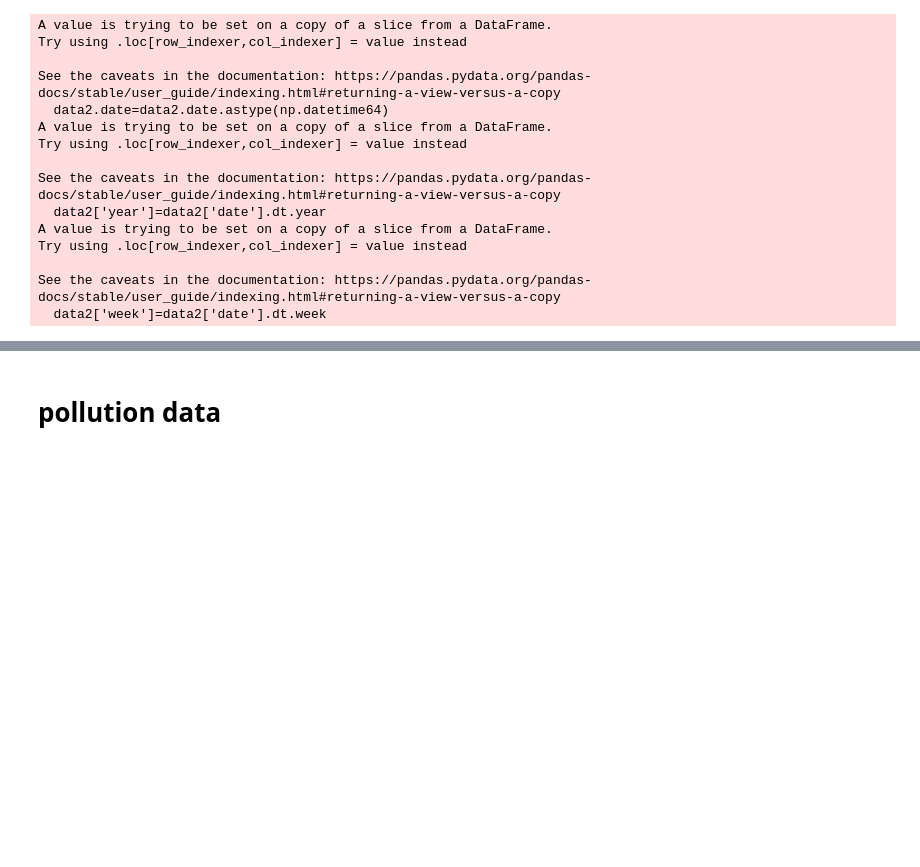
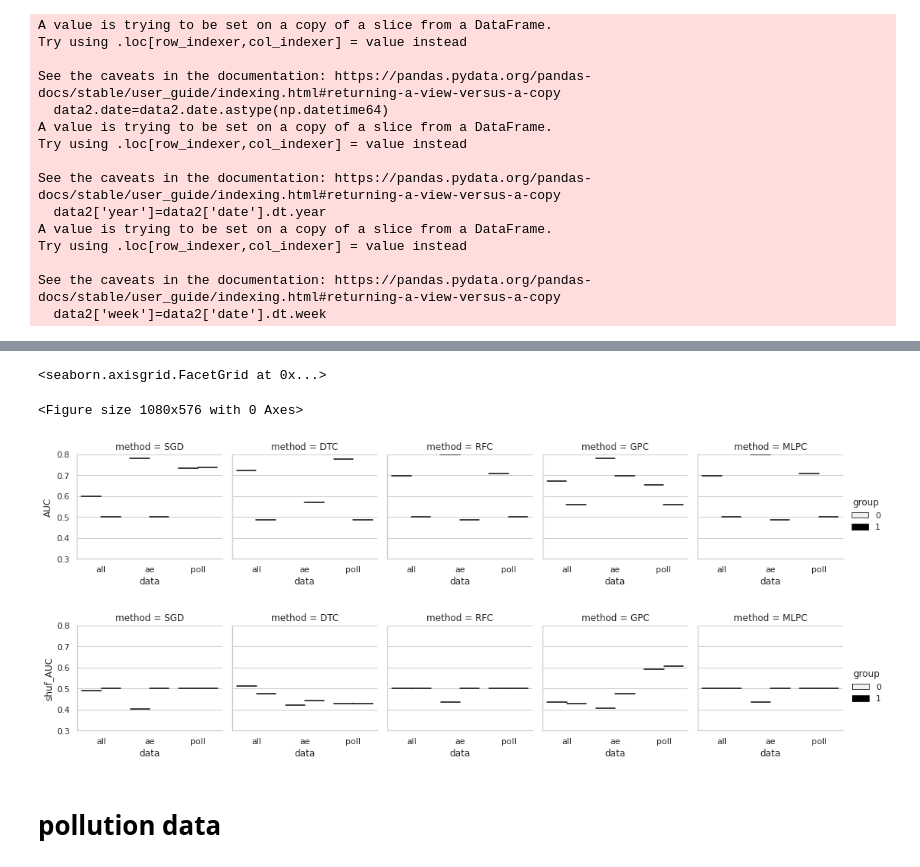
Before and after one commit to dcolinmorgan/AXA_AE_app, a Jupyter notebook: AXA_AE.ipynb, the cells around one changed output, grey strips where cells are left out. Saved outputs shown, nothing was run; the diff lists cells and outputs as text; code cells hidden in the pictures; blank space fills up the shorter version.

```diff
--- a/AXA_AE.ipynb
+++ b/AXA_AE.ipynb
@@ -571,20 +511,0 @@ for i in ['SGD','DTC','RFC','GPC','MLPC']:
-# %%
-# results.drop(columns=['R2','MAE','AUPR','MCC','ACC'],inplace=True)
-sns.set_theme(style="whitegrid")
-R=results.melt(id_vars=['test','type','group'],ignore_index=False).reset_index()
-R['value']=R['value'].astype('float64')
-# for i in ['R2','MAE','AUPR','MCC','ACC',
-for i in ['AUC']:
-    plt.figure()
-    # R=results.melt(id_vars='test',ignore_index=False).reset_index()
-    Q=R[R['variable']==i]
-    Q.rename(columns={'index':i},inplace=True)
-
-    ax=sns.barplot(data=Q[(Q['type']=='original')&(Q['group']==0)],y="value", x=i, hue="test",alpha=.6,palette="dark",)
-    ax=sns.barplot(data=Q[(Q['type']=='original')&(Q['group']==1)],y="value", x=i, hue="test",alpha=.5,palette="dark",)
-
-    ax=sns.scatterplot(data=Q[(Q['type']=='shuffled')&(Q['group']==0)],y="value", x=i, hue="test",alpha=.6,color='grey', legend=False, zorder=10)
-    ax=sns.scatterplot(data=Q[(Q['type']=='shuffled')&(Q['group']==1)],y="value", x=i, hue="test",alpha=.5,color='grey', legend=False, zorder=10)
-
-
-    sns.move_legend(ax, "upper left", bbox_to_anchor=(1, 1))
@@ -604,3 +674,46 @@ plot these over years ^^
+# %%
+# results.drop(columns=['R2','MAE','AUPR','MCC','ACC'],inplace=True)
+sns.set_theme(style="whitegrid")
+# for i in ['R2','MAE','AUPR','MCC','ACC','AUC']:
+
+# fig, ax = sns.subplots()
+# fig, (ax1, ax2) = plt.subplots(1,2, figsize = (24, 6))
+
+plt.figure(figsize=(15,8))
+R=results.melt(id_vars=['test','type','group'],ignore_index=False).reset_index()
+R['value']=R['value'].astype('float64')
+R=R[(R['type']!='shuffled')&(R['variable']=='AUC')&(R['index']!='GCP')&(R['index']!='KNN')&(R['index']!='ABC')]
+R.rename(columns={'value':'AUC'},inplace=True)
+R.rename(columns={'index':'method'},inplace=True)
+R.rename(columns={'test':'data'},inplace=True)
+
+
+g=sns.catplot(x="data", y="AUC",color='black',#shape='type',
+                col="method",hue="group",# row='variable',
+                data=R,# dodge=0.4, join=False); #
+                kind="violin", split=True,
+                height=3, aspect=1);
+g.set(ylim=(0.3, 0.8))
+
+R=results.melt(id_vars=['test','type','group'],ignore_index=False).reset_index()
+R['value']=R['value'].astype('float64')
+R=R[(R['type']=='shuffled')&(R['variable']=='AUC')&(R['index']!='GCP')&(R['index']!='KNN')&(R['index']!='ABC')]
+R.rename(columns={'value':'shuf_AUC'},inplace=True)
+R.rename(columns={'index':'method'},inplace=True)
+R.rename(columns={'test':'data'},inplace=True)
+
+
+g=sns.catplot(x="data", y="shuf_AUC",color='black',
+                col="method",hue="group",# row='variable',
+                data=R, #split=True, jitter=True, ax = ax1)#
+                kind="violin", split=True,
+                height=3, aspect=1);
+g.set(ylim=(0.3, 0.8))
+# %% [output]
+<seaborn.axisgrid.FacetGrid at 0x...>
+<Figure size 1080x576 with 0 Axes>
+[figure, added]
+[figure, added]
 # %% [markdown]
 
 # pollution data
```
Also changed, not shown: parts of 31 cells of this notebook, 2 other files.
